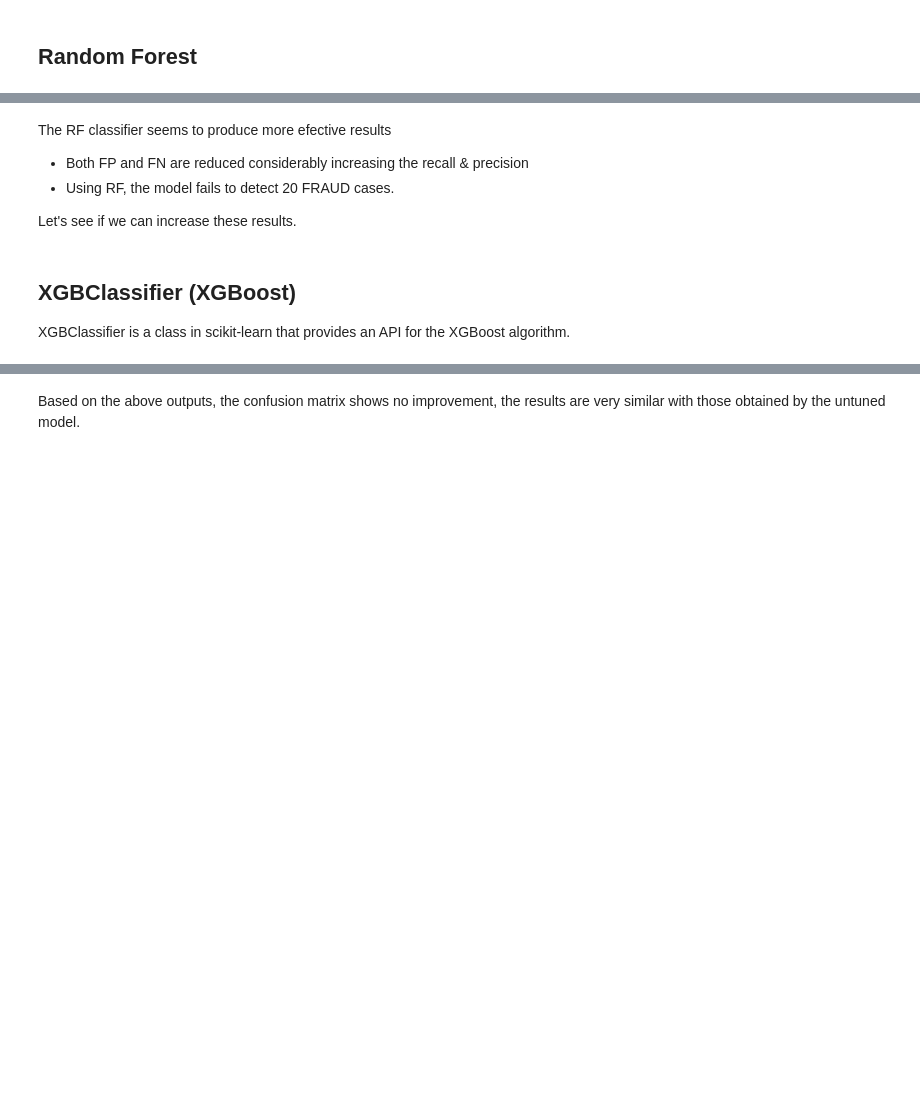
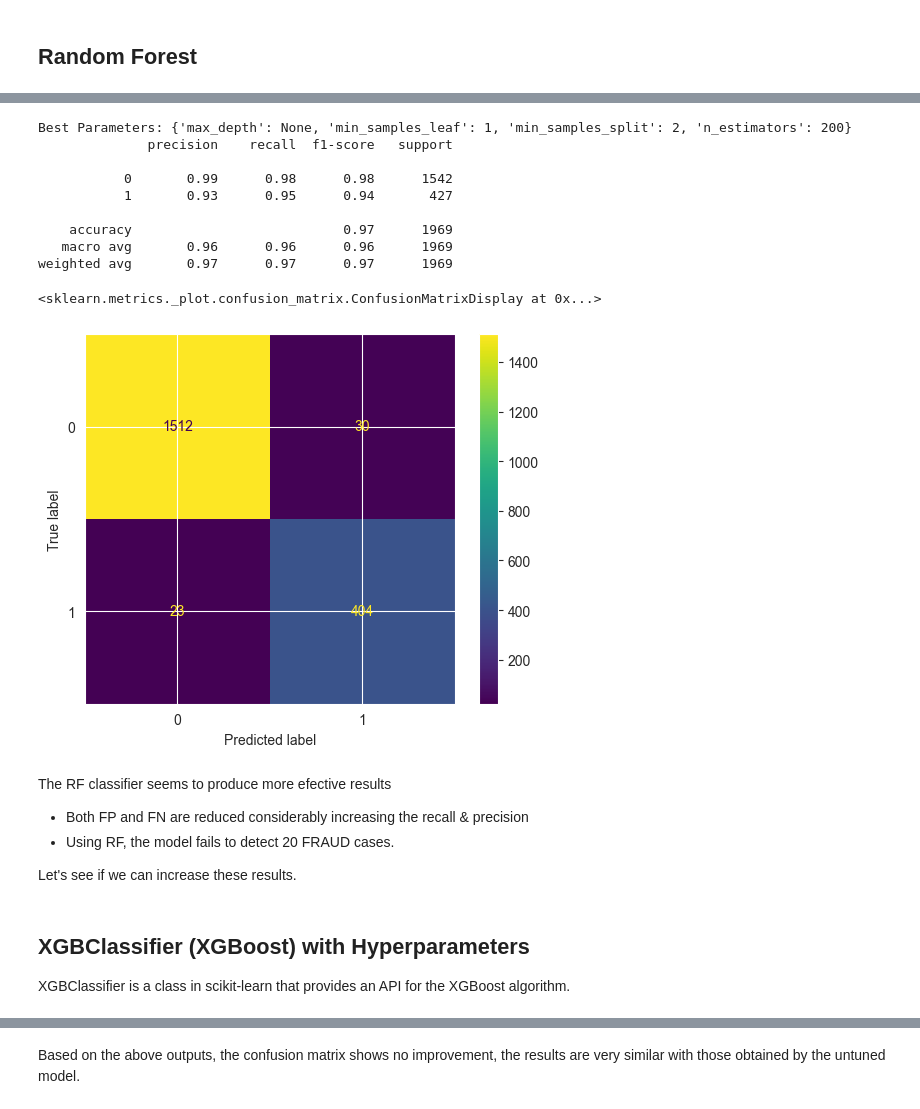
Before and after one commit to tkh-apu-master/capstone-project, a Jupyter notebook: model.ipynb, the cells around one changed output, grey strips where cells are left out. Cells and saved outputs as stored; diff of their text form; code cells hidden in the pictures; blank space fills up the shorter version.

```diff
--- a/model.ipynb
+++ b/model.ipynb
@@ -655,19 +657,3 @@ Dealing with a fraud detection scenario, we care more about the transactions tha
 Thereby, let's try to increase the recall using other methods.
 # %% [markdown]
 ## Random Forest
-# %%
-RF = RandomForestClassifier(random_state=42)
-RF.fit(x_tr_resample, y_tr_resample)
-preds_RF = RF.predict(norm_test_f)
-
-print(classification_report(y_test, preds_RF))
-
-# create the confusion matrix
-cm = confusion_matrix(y_test, preds_RF)
-print(cm)
-
-# create the display object
-disp = ConfusionMatrixDisplay(confusion_matrix=cm, display_labels=LR.classes_)
-
-# plot the confusion matrix
-disp.plot()
@@ -688,3 +662,54 @@ weighted avg       0.97      0.97      0.97      1969
+# %%
+# Define the Random Forest classifier
+RF = RandomForestClassifier(random_state=42)
+
+# Define hyperparameters grid for tuning
+param_grid = {
+    'n_estimators': [100, 200, 300],  # Number of trees in the forest
+    'max_depth': [None, 10, 20, 30],    # Maximum depth of the tree
+    'min_samples_split': [2, 5, 10],    # Minimum number of samples required to split an internal node
+    'min_samples_leaf': [1, 2, 4]       # Minimum number of samples required to be at a leaf node
+}
+
+# Perform grid search with cross-validation
+grid_search = GridSearchCV(estimator=RF, param_grid=param_grid, cv=5, scoring='accuracy')
+grid_search.fit(x_tr_resample, y_tr_resample)
+
+# Get the best model from grid search
+best_RF = grid_search.best_estimator_
+
+# Print the best parameters found
+print("Best Parameters:", grid_search.best_params_)
+
+# Fit the best model on the entire training data
+best_RF.fit(x_tr_resample, y_tr_resample)
+
+# Predict using the best model
+preds_RF = best_RF.predict(norm_test_f)
+
+# Print classification report
+print(classification_report(y_test, preds_RF))
+
+# Create the confusion matrix
+cm = confusion_matrix(y_test, preds_RF)
+
+# Create the display object
+disp = ConfusionMatrixDisplay(confusion_matrix=cm, display_labels=best_RF.classes_)
+
+# Plot the confusion matrix
+disp.plot()
+# %% [output]
+Best Parameters: {'max_depth': None, 'min_samples_leaf': 1, 'min_samples_split': 2, 'n_estimators': 200}
+              precision    recall  f1-score   support
+
+           0       0.99      0.98      0.98      1542
+           1       0.93      0.95      0.94       427
+
+    accuracy                           0.97      1969
+   macro avg       0.96      0.96      0.96      1969
+weighted avg       0.97      0.97      0.97      1969
+<sklearn.metrics._plot.confusion_matrix.ConfusionMatrixDisplay at 0x...>
+[figure, added]
 # %% [markdown]
 The RF classifier seems to produce more efective results
  - Both FP and FN are reduced considerably increasing the recall & precision
@@ -693,6 +718,6 @@ The RF classifier seems to produce more efective results
 
 Let's see if we can increase these results.
 # %% [markdown]
-## XGBClassifier (XGBoost)
+## XGBClassifier (XGBoost) with Hyperparameters
 
 XGBClassifier is a class in scikit-learn that provides an API for the XGBoost algorithm.
```
Also changed, not shown: parts of 50 cells of this notebook, 2 other files.
